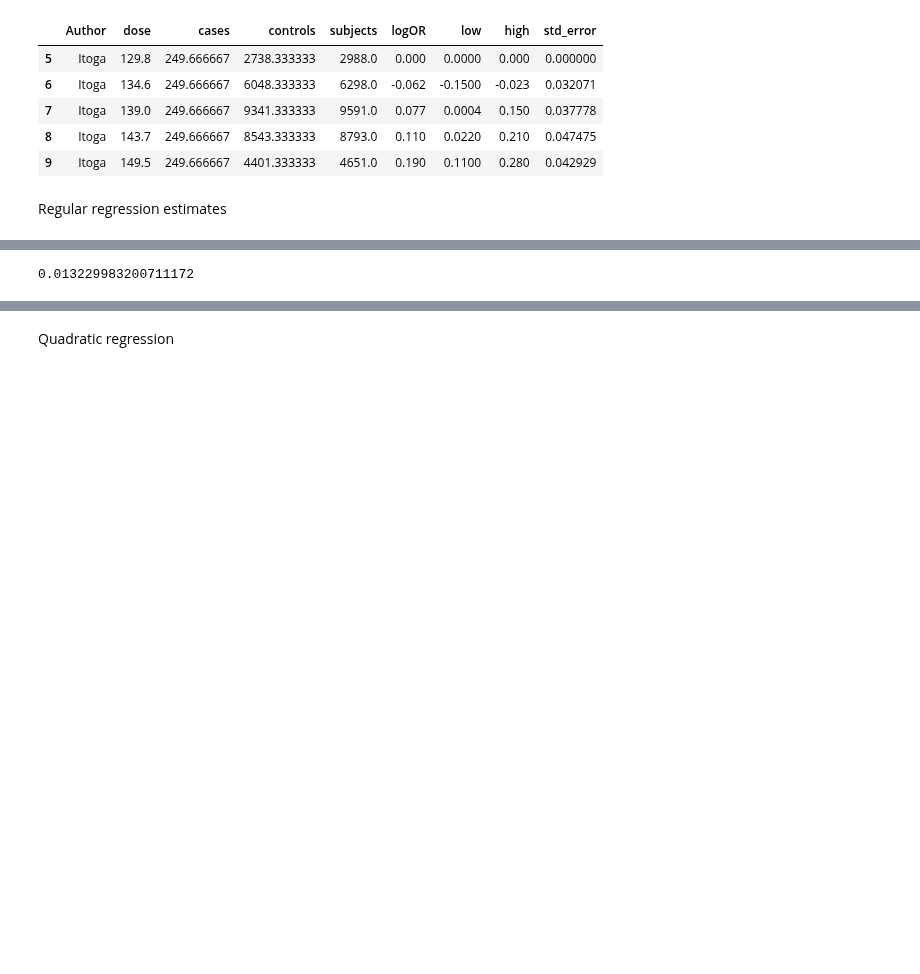
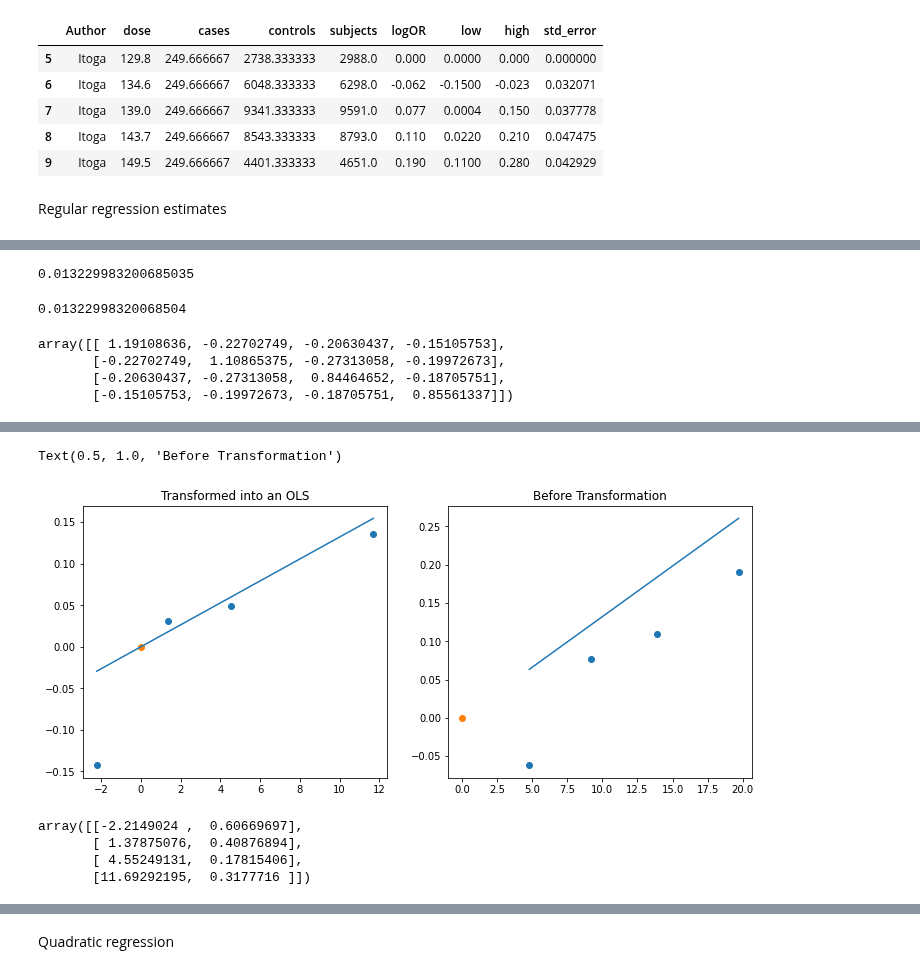
Before and after one commit to ihmeuw-msca/CorrelationCorrection, a Jupyter notebook: Itoga_regression_trim.ipynb, the cells around one changed output, grey strips where cells are left out. Drawn from its saved outputs; the diff is of its cells as text; code cells hidden in the pictures; blank space fills up the shorter version.

```diff
--- a/Itoga_regression_trim.ipynb
+++ b/Itoga_regression_trim.ipynb
@@ -66,7 +59,40 @@ Cr, inv_Cr = create_covar_matrix(study_df_i, v_i, "logOR")
 # Itoga corrected estimates
 vb_star = 1/(np.dot(x_i,np.dot(inv_Cr,x_i)))
 b_star = vb_star*(np.dot(x_i,np.dot(inv_Cr,L_i)))
+b_star
+# %% [output]
+0.013229983200685035
-# %%
-b_star
-# %% [output]
-0.013229983200711172
+# %%
+(x_i.T@inv_Cr@L_i)/(x_i.T@inv_Cr@x_i)
+# %% [output]
+0.01322998320068504
+# %%
+from scipy.linalg import sqrtm
+root_P = sqrtm(inv_Cr)
+root_P = root_P /np.trace(root_P) * len(root_P)
+# %%
+root_P
+# %% [output]
+array([[ 1.19108636, -0.22702749, -0.20630437, -0.15105753],
+       [-0.22702749,  1.10865375, -0.27313058, -0.19972673],
+       [-0.20630437, -0.27313058,  0.84464652, -0.18705751],
+       [-0.15105753, -0.19972673, -0.18705751,  0.85561337]])
+# %%
+X_transformed = (np.vstack([root_P@x_i,root_P@np.ones(len(x_i))])).T
+
+sol,_,_,_ = np.linalg.lstsq(X_transformed[:,:1],root_P@L_i)
+plt.figure(figsize=(12,5))
+plt.subplot(1,2,1)
+plt.scatter(root_P@x_i,root_P@L_i)
+plt.scatter(0,0)
+Px = root_P@x_i
+Pl = root_P@L_i
+plt.plot(Px,Px*sol[0])
+plt.title("Transformed into an OLS")
+
+plt.subplot(1,2,2)
+plt.scatter(x_i,L_i)
+plt.plot(x_i,x_i * sol[0])
+plt.scatter(0,0)
+plt.title("Before Transformation")
+# %% [output]
@@ -72,0 +101,9 @@ b_star
+Text(0.5, 1.0, 'Before Transformation')
+[figure, added]
+# %%
+X_transformed
+# %% [output]
+array([[-2.2149024 ,  0.60669697],
+       [ 1.37875076,  0.40876894],
+       [ 4.55249131,  0.17815406],
+       [11.69292195,  0.3177716 ]])
```
Also changed, not shown: parts of 9 cells of this notebook, 1 other file.
